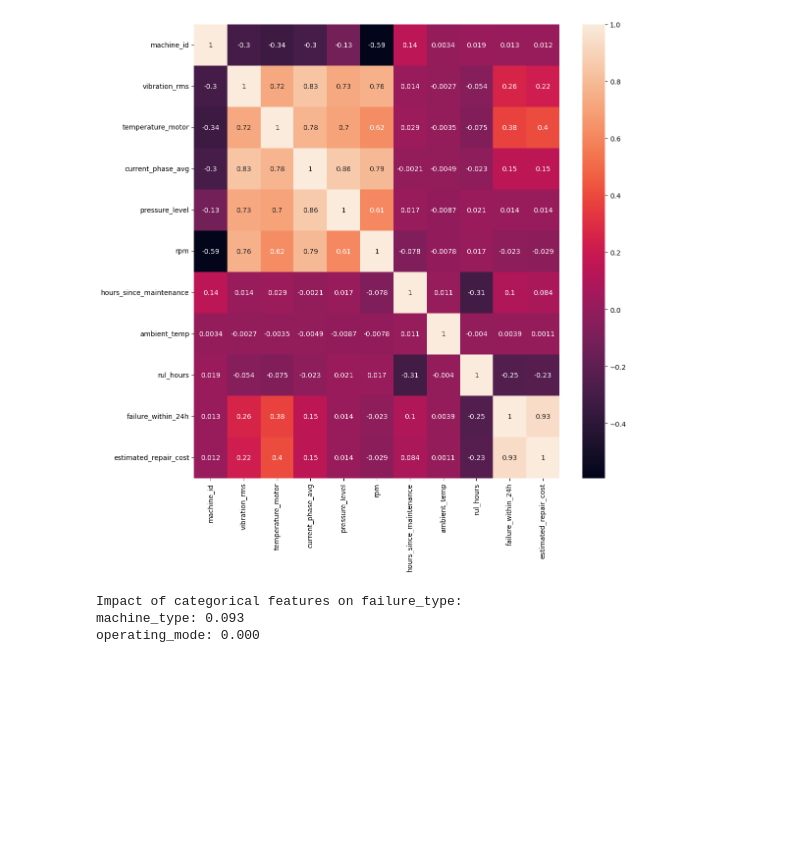
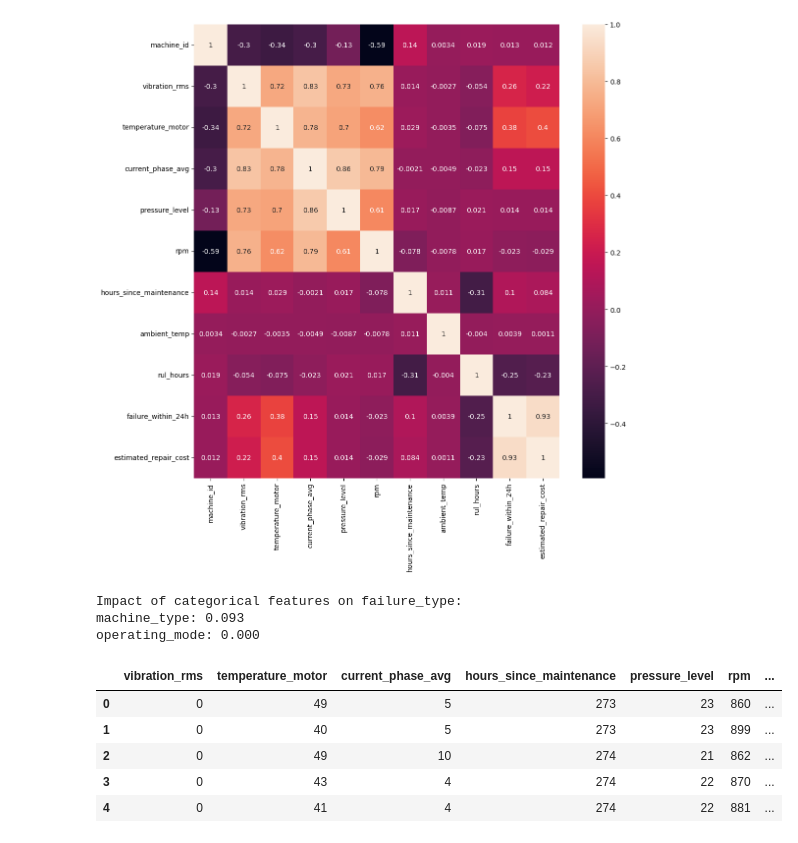
Before and after one commit to Lakshya-Vardhan/Sensor-Based-Predictive-Maintanence, a Jupyter notebook: pdm.ipynb, the cells around one changed output. Saved outputs shown, nothing was run; the diff lists cells and outputs as text; code cells hidden in the pictures; blank space fills up the shorter version.

```diff
--- a/pdm.ipynb
+++ b/pdm.ipynb
@@ -179,0 +181,12 @@ operating_mode: 0.000
+# %%
+dfEncodedX = pd.get_dummies(featuresX)
+dfEncodedX = dfEncodedX.astype(int)
+dfEncodedX_LR = dfEncodedX.copy()
+dfEncodedX.head()
+# %% [output]
+|  | vibration_rms | temperature_motor | current_phase_avg | hours_since_maintenance | pressure_level | rpm | ... |
+| 0 | 0 | 49 | 5 | 273 | 23 | 860 | ... |
+| 1 | 0 | 40 | 5 | 273 | 23 | 899 | ... |
+| 2 | 0 | 49 | 10 | 274 | 21 | 862 | ... |
+| 3 | 0 | 43 | 4 | 274 | 22 | 870 | ... |
+| 4 | 0 | 41 | 4 | 274 | 22 | 881 | ... |
```
Also changed, not shown: parts of 10 cells of this notebook.
